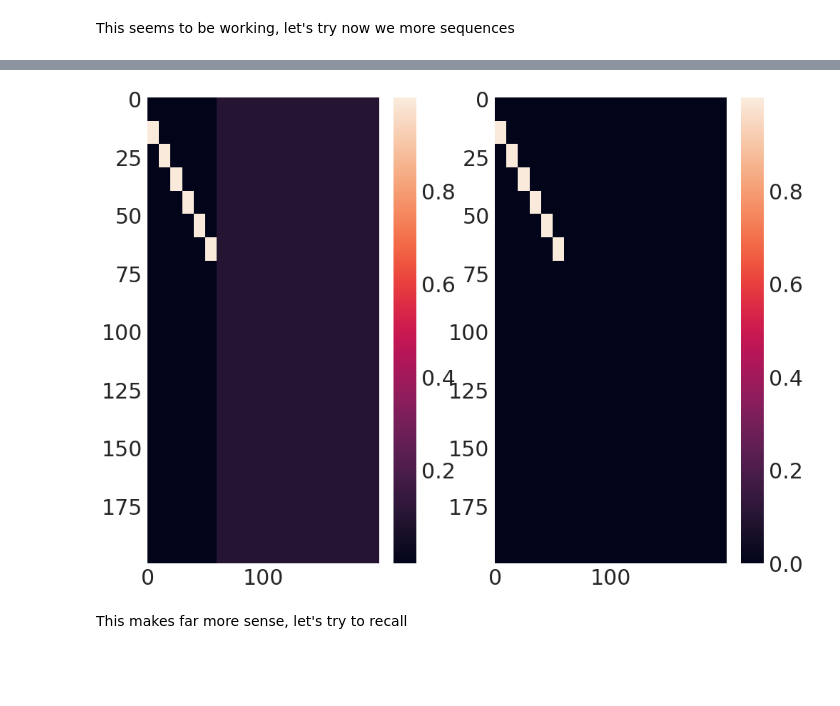
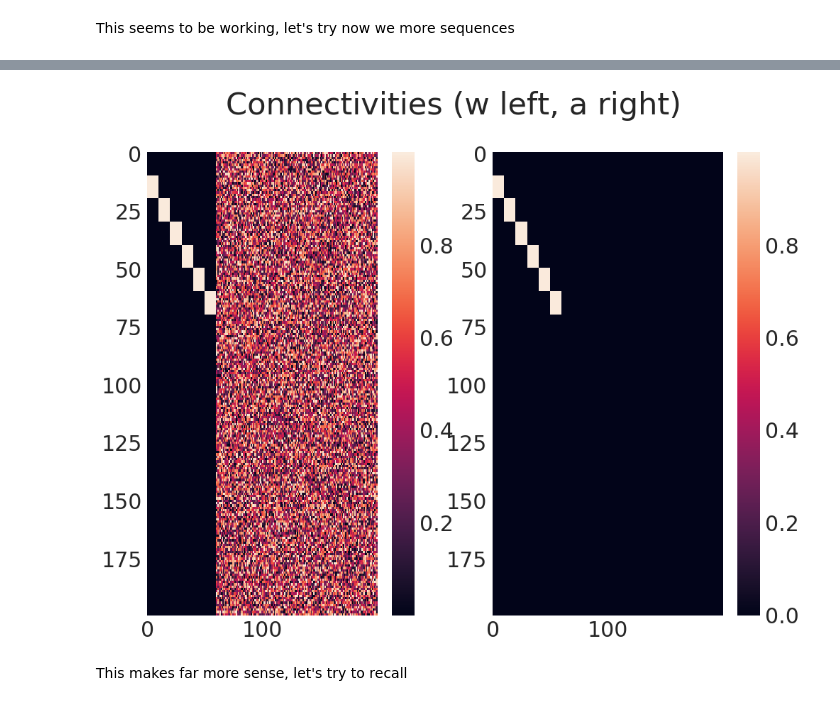
Before and after one commit to h-mayorquin/minai_levy_hippocampus, a Jupyter notebook: notebooks/2017-10-13(Building the network).ipynb, the cells around one changed output, grey strips where cells are left out. Cells and saved outputs as stored; diff of their text form; code cells hidden in the pictures; blank space fills up the shorter version.

```diff
--- a/notebooks/2017-10-13(Building the network).ipynb
+++ b/notebooks/2017-10-13(Building the network).ipynb
@@ -198,7 +205,6 @@ def pre_synaptic(epsilon, w, z_post, z_pre):
 # %% [markdown]
 Let's study the learning rules, let's start with the pre-synaptic one. First it is important to realize that **z_pre needs to be activated** in order for it to be changedi n the pre-synaptic rule.
 # %%
-N = 100
 epsilon = 0.1
 
 z_pre = 1
@@ -206,7 +212,7 @@ z_post = 0
 
 w = np.random.rand()
 w_history = []
-for _ in range(N):
+for _ in range(100):
     w_history.append(w)
     w = pre_synaptic(epsilon, w, z_post, z_pre)
 # %%
@@ -221,7 +227,6 @@ ax.set_ylim([-1, 1]);
 # %% [markdown]
 We see that if z_post = 0 is not activated the connection between them becomes very weak. Now let's see what happens if z_post=1
 # %%
-N = 100
 epsilon = 0.1
 
 z_pre = 1
@@ -229,7 +234,7 @@ z_post = 1
 
 w = np.random.rand()
 w_history = []
-for _ in range(N):
+for _ in range(100):
     w_history.append(w)
     w = pre_synaptic(epsilon, w, z_post, z_pre)
 # %%
@@ -244,7 +249,7 @@ ax.set_ylim([-1, 1]);
 # %% [markdown]
 Now let's study the **post_synaptic rule** in this case is z_pre the one that needs to be different from 0.
 # %%
-N = 100
+time = 100
 epsilon = 0.1
 
 z_pre = 0
@@ -252,7 +257,7 @@ z_post = 1
 
 w = np.random.rand()
 w_history = []
-for _ in range(N):
+for _ in range(time):
     w_history.append(w)
     w = post_synaptic(epsilon, w, z_post, z_pre)
 # %%
@@ -809,7 +820,7 @@ epsilon = 0.1
 
 small_value = 0.1
 w = np.ones((n, n)) * small_value
-# w = np.random.rand(n, n)
+w = np.random.rand(n, n)
 a = np.zeros((N, n))
 
 m_history = []
@@ -818,6 +829,7 @@ inhibition_r_history = []
 inhibition_out_history = []
 
 c1 = np.ones((n, n))
+c2 = np.ones((n, N))
 
 sequence = [0, 1, 2, 3, 4, 5, 6]
 for _ in range(training_time):
@@ -879,17 +891,20 @@ ax.legend();
 # %%
 fig = plt.figure(figsize=(16, 12))
+
+fig.suptitle('Connectivities (w left, a right)')
+
 ax1 = fig.add_subplot(121)
 im1 = ax1.imshow(w, aspect='auto')
 ax1.grid()
 
 ax2 = fig.add_subplot(122)
 im2 = ax2.imshow(a, aspect='auto')
 ax2.grid()
 
 fig.colorbar(im1, ax=ax1);
 fig.colorbar(im2, ax=ax2);
 # %% [output]
-[figure, old version]
+[figure, new version]
 # %% [markdown]
 This makes far more sense, let's try to recall
 # %%
```
Also changed, not shown: parts of 16 cells of this notebook, 1 other file.
